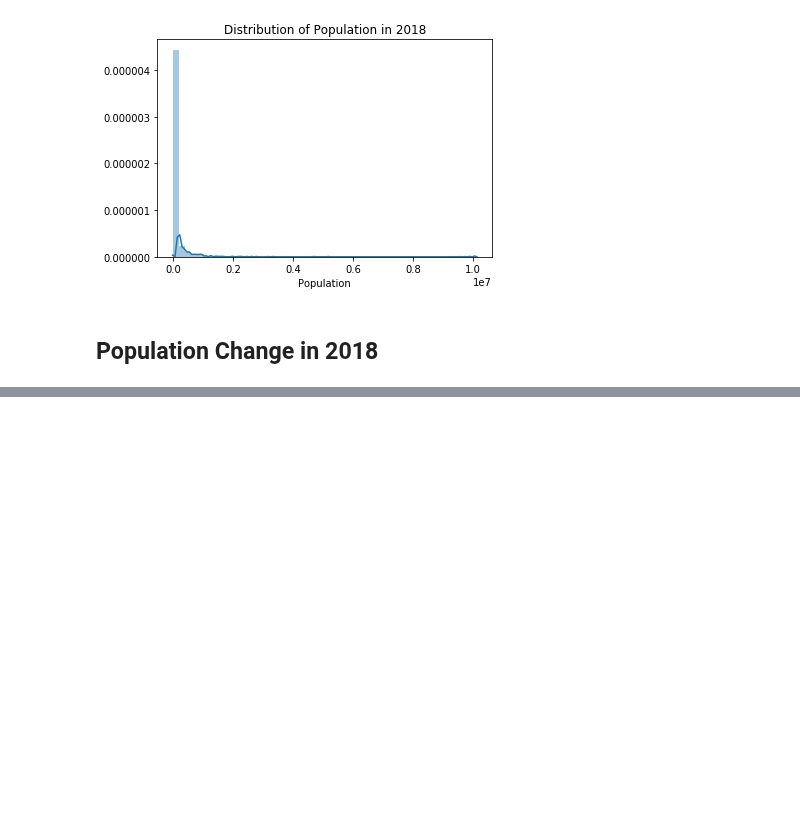
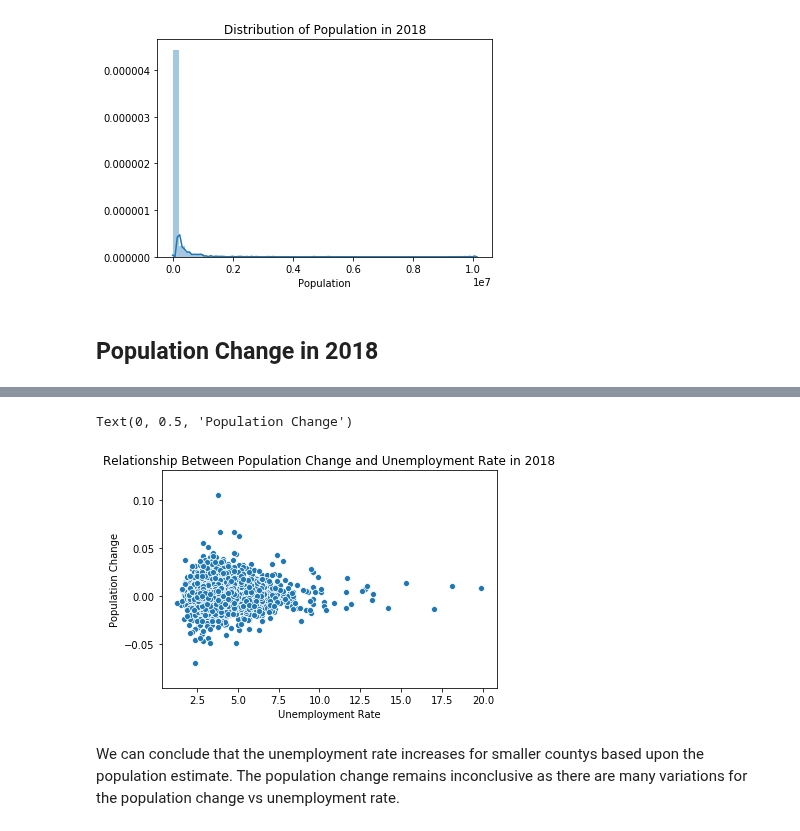
Before and after one commit to JackFinkel/LearningPython, a Jupyter notebook: Data Analysis.ipynb, the cells around one changed output, grey strips where cells are left out. Cells and saved outputs as stored; diff of their text form; code cells hidden in the pictures; blank space fills up the shorter version.

```diff
--- a/Data Analysis.ipynb
+++ b/Data Analysis.ipynb
@@ -115,0 +128,10 @@ Text(0.5, 1.0, 'Distribution of Population Change in 2018')
+# %%
+sb.scatterplot(x = unemploy_rate, y = pop_change2018)
+plt.title("Relationship Between Population Change and Unemployment Rate in 2018")
+plt.xlabel("Unemployment Rate")
+plt.ylabel("Population Change")
+# %% [output]
+Text(0, 0.5, 'Population Change')
+[figure, added]
+# %% [markdown]
+We can conclude that the unemployment rate increases for smaller countys based upon the population estimate. The population change remains inconclusive as there are many variations for the population change vs unemployment rate.
```
Also changed, not shown: parts of 4 cells of this notebook.
